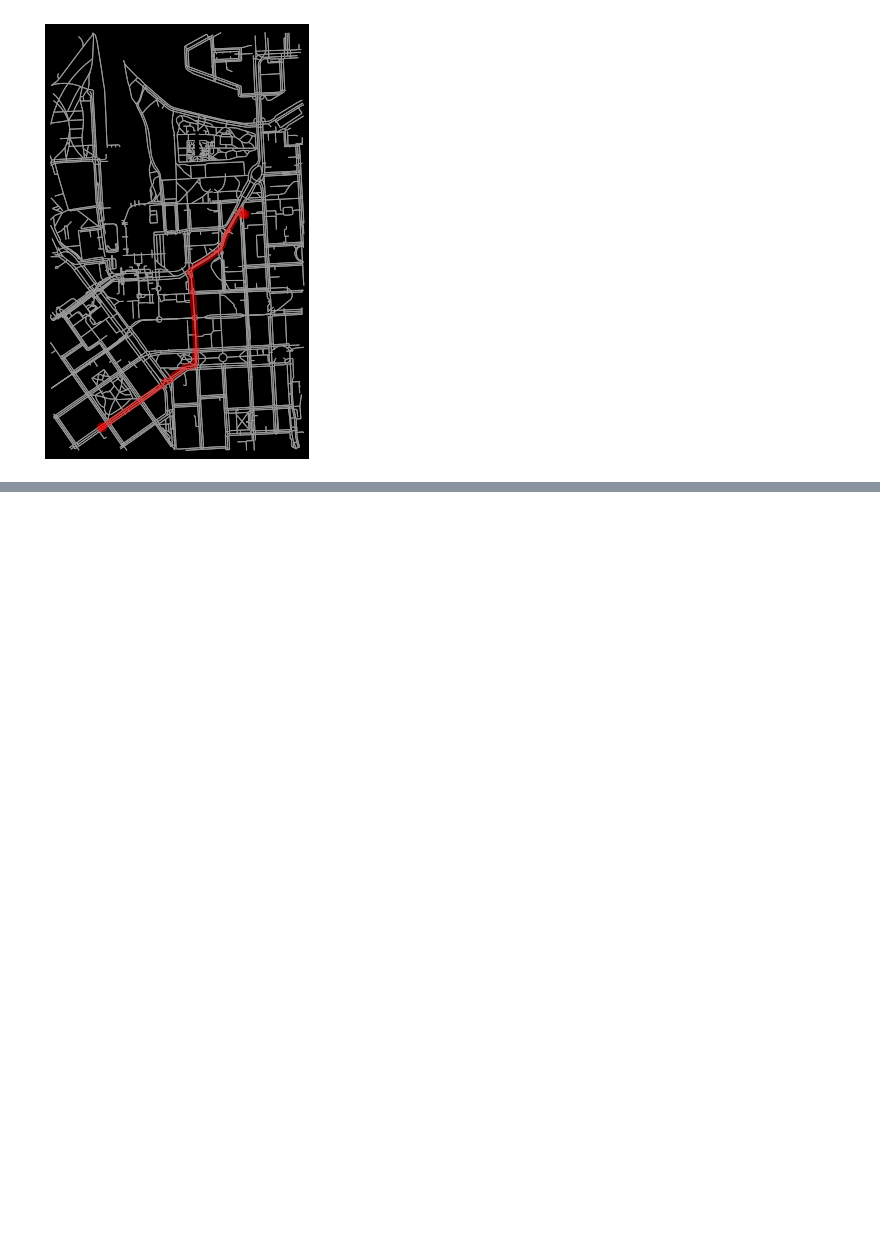
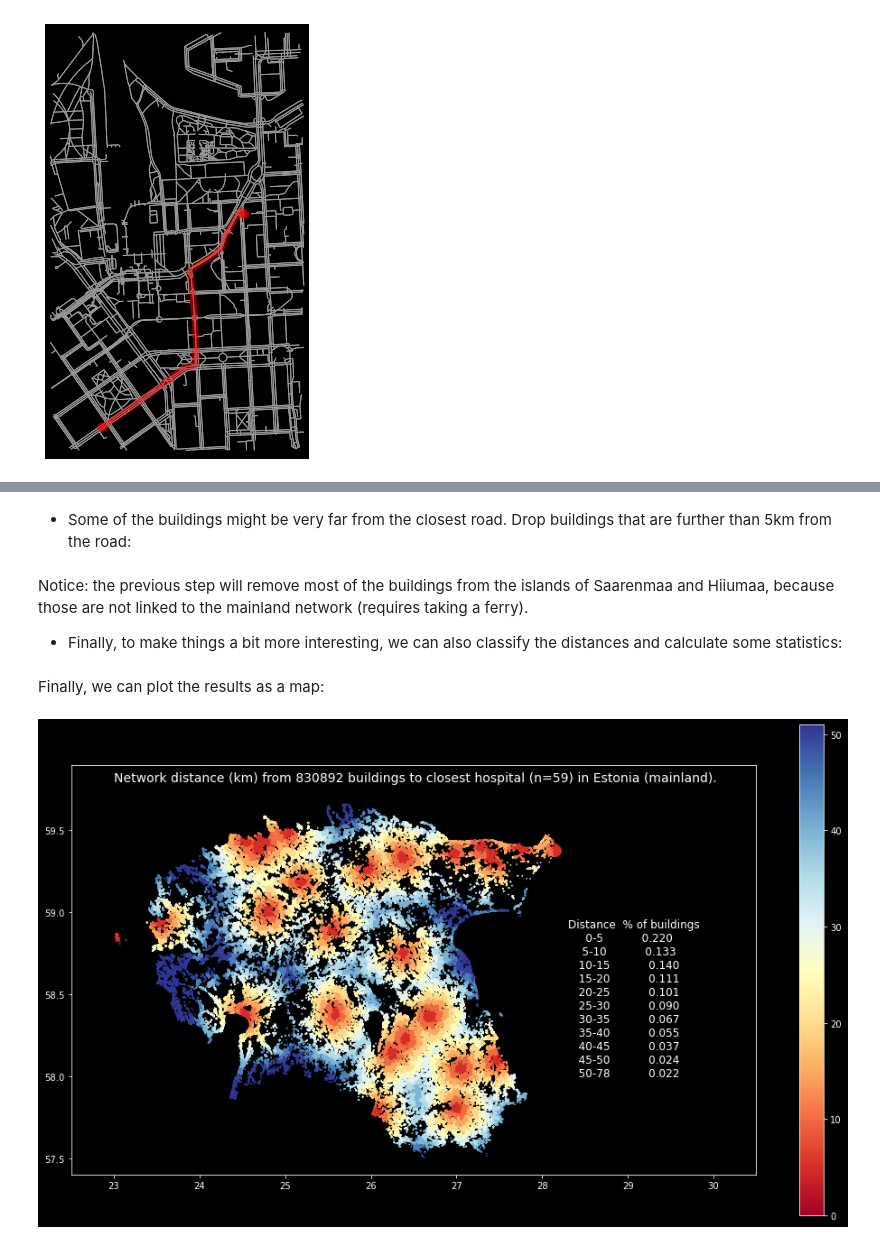
Before and after one commit to pyrosm/pyrosm, a Jupyter notebook: docs/graphs.ipynb, the cells around one changed output, grey strips where cells are left out. Cells and saved outputs as stored; diff of their text form; code cells hidden in the pictures; blank space fills up the shorter version.

```diff
--- a/docs/graphs.ipynb
+++ b/docs/graphs.ipynb
@@ -115,0 +192,3 @@ fig, ax = ox.plot_graph_route(G, route, route_linewidth=6, node_size=0, bgcolor=
+# %%
+# Create graph
+G = osm.to_graph(nodes, edges)
@@ -115,0 +199,2 @@ fig, ax = ox.plot_graph_route(G, route, route_linewidth=6, node_size=0, bgcolor=
+# %%
+nodes = get_igraph_nodes(G)
@@ -115,0 +278,48 @@ fig, ax = ox.plot_graph_route(G, route, route_linewidth=6, node_size=0, bgcolor=
+# %% [markdown]
+- Some of the buildings might be very far from the closest road. Drop buildings that are further than 5km from the road:
+# %%
+# Drop such buildings that are further than 5 km from closest road
+access = access.loc[access["distance_to_closest_node"]<=5000]
+# %% [markdown]
+Notice: the previous step will remove most of the buildings from the islands of Saarenmaa and Hiiumaa, because those are not linked to the mainland network (requires taking a ferry).
+
+- Finally, to make things a bit more interesting, we can also classify the distances and calculate some statistics:
+# %%
+# Classify distances to every 2 km zones, specify that the upper boundary is 50 kilometer
+# everything above this will be put into a same class
+upper_boundary_distance = 50
+width = 5
+
+# Use self-defined classification
+classifier = mc.UserDefined(access["distance_km"], bins=[x for x in range(0, int(upper_boundary_distance)+1, width)])
+access["cls"] = access[["distance_km"]].apply(classifier)
+# Replace the class numbers to distance categories (e.g. 0-2, 2-4 .. km etc.)
+access["travel_distance"] = access["cls"].replace({k: v
+                                                   for k, v in
+                                                   zip([x for x in range(len(classifier.bins))],
+                                                       classifier.bins)})
+
+# Set all values over 50 km as 51 (to improve how the colorscale works)
+access.loc[access["travel_distance"] > upper_boundary_distance, "travel_distance"] = upper_boundary_distance + 1
+
+# Convert the observation counts as percentages
+classifier.counts = (classifier.counts / classifier.counts.sum()).round(3)
+
+# Convert stats to dataframe
+bins = classifier.bins.astype(int)
+categories = np.vstack([bins[:-1], bins[1:]]).T
+categories = [f"{low}-{high}" for low, high in categories]
+access_zone_classes = pd.DataFrame({"Distance": categories, "% of buildings": classifier.counts[1:]})
+# %% [markdown]
+Finally, we can plot the results as a map:
+# %%
+plt.style.use('dark_background')
+ax = access.plot(column="travel_distance", markersize=0.5, legend=True, cmap="RdYlBu", figsize=(17,10))
+# Adjust the map extent
+ax.set_xlim(22.5, 30.5)
+ax.set_ylim(57.4, 59.9)
+# Add some useful info
+ax.text(23, 59.8, f"Network distance (km) from {building_cnt} buildings to closest hospital (n={src_cnt}) in Estonia (mainland).", {"size": 14})
+ax.text(28.3, 58.0, access_zone_classes.to_string(index=False), {"size": 14});
+# %% [output]
+[figure, added]
```
Also changed, not shown: parts of 46 cells of this notebook, 2 other files.
